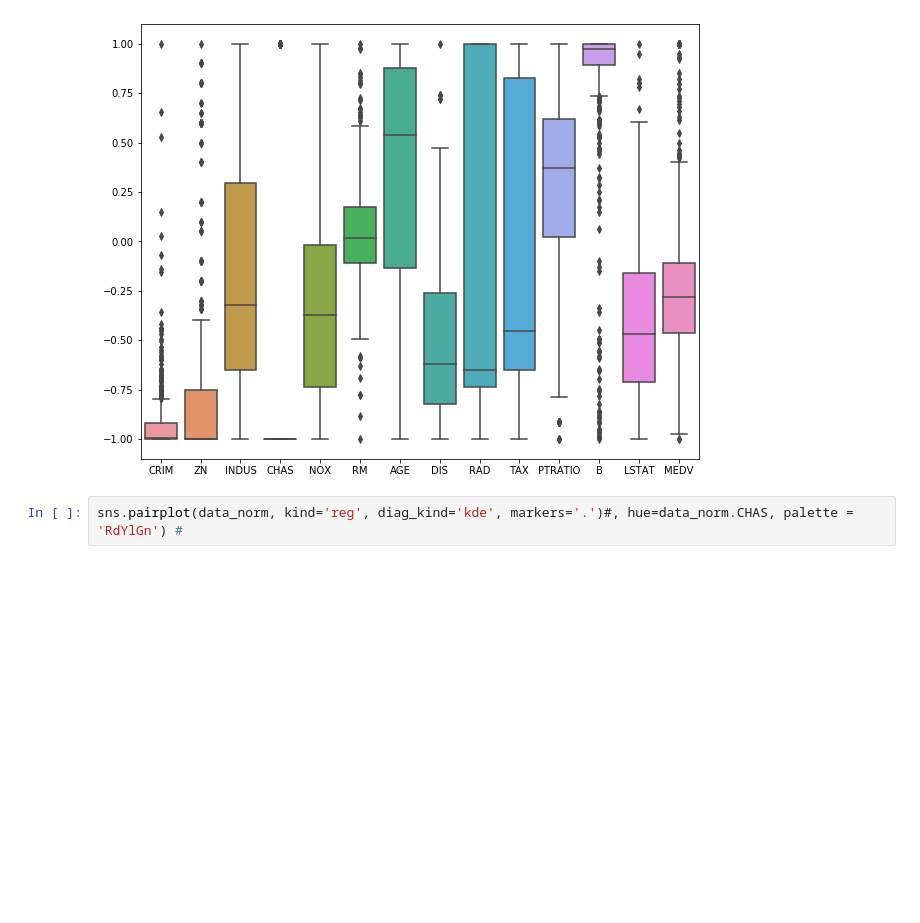
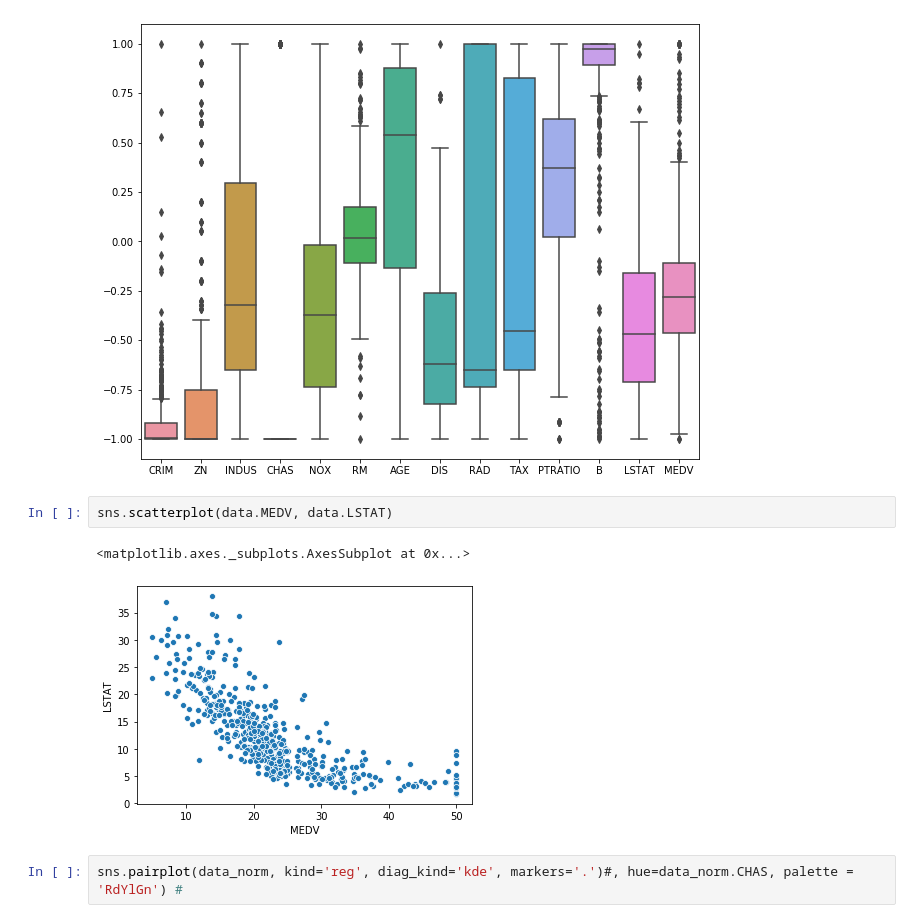
Before and after one commit to AlexeyUdod/dvp, a Jupyter notebook: dvp_hw2.ipynb, the cells around one changed output. Saved outputs shown, nothing was run; the diff lists cells and outputs as text; blank space fills up the shorter version.

```diff
--- a/dvp_hw2.ipynb
+++ b/dvp_hw2.ipynb
@@ -83,6 +83,11 @@ sns.boxplot(data=data_norm)
 plt.gcf().set_size_inches(10,8)
 # %% [output]
 [figure]
+# %%
+sns.scatterplot(data.MEDV, data.LSTAT)
+# %% [output]
+<matplotlib.axes._subplots.AxesSubplot at 0x...>
+[figure, added]
 # %%
 sns.pairplot(data_norm, kind='reg', diag_kind='kde', markers='.')#, hue=data_norm.CHAS, palette = 'RdYlGn') #
 # %% [output]
```
Also changed, not shown: parts of 30 cells of this notebook.
